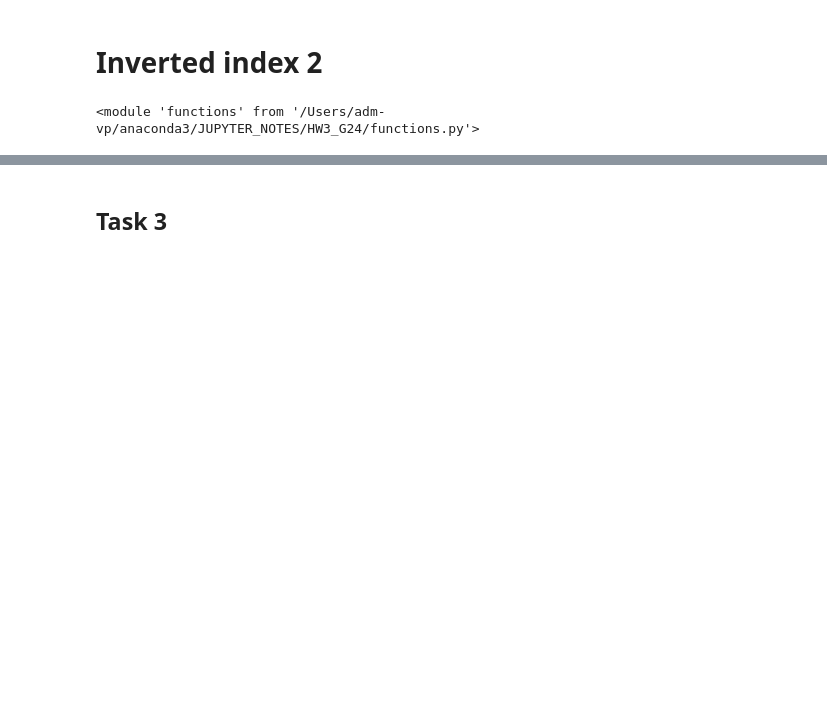
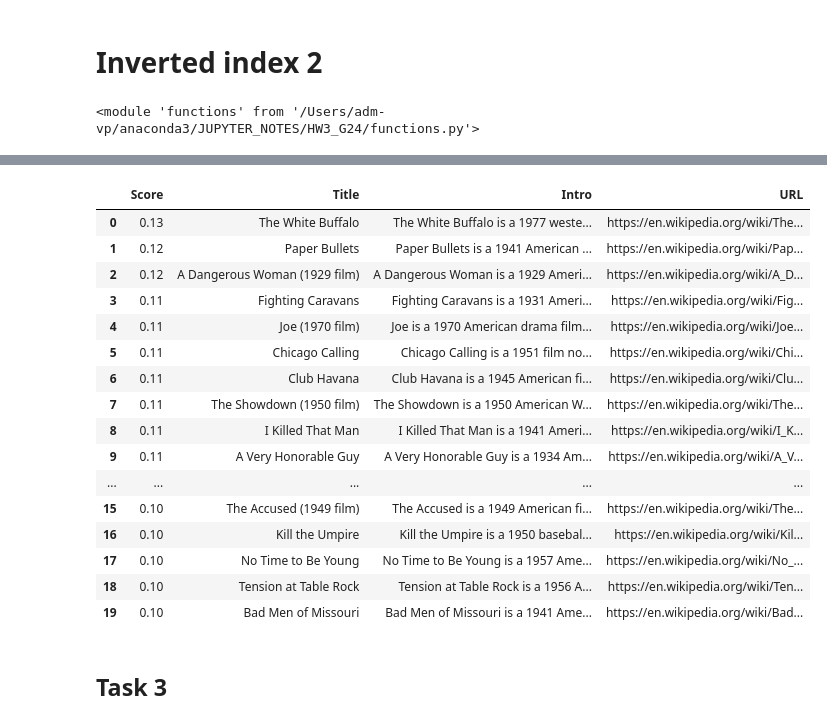
Before and after one commit to AntoCat93/HW3_G24, a Jupyter notebook: main.ipynb, the cells around one changed output, grey strips where cells are left out. Cells and saved outputs as stored; diff of their text form; code cells hidden in the pictures; blank space fills up the shorter version.

```diff
--- a/main.ipynb
+++ b/main.ipynb
@@ -21,8 +23,8 @@ movies1 = "data//movies1.html"
 movies2 = "data//movies2.html"
 movies3 = "data//movies3.html"
 
-#CREATE DF
-df_movies1 = f.createDfFromHtml(movies1)
-df_movies2 = f.createDfFromHtml(movies2)
-df_movies3 = f.createDfFromHtml(movies3)
+# Create Dataframes from collector.py
+df_movies1 = c.createDfFromHtml(movies1)
+df_movies2 = c.createDfFromHtml(movies2)
+df_movies3 = c.createDfFromHtml(movies3)
 # %%
@@ -101,3 +106,23 @@ search_2('world war II', 20)
+# %%
+search_2('Kill Bill', 20)
+# %% [output]
+|  | Score | Title | Intro | URL |
+| 0 | 0.13 | The White Buffalo | The White Buffalo is a 1977 weste... | https://en.wikipedia.org/wiki/The... |
+| 1 | 0.12 | Paper Bullets | Paper Bullets is a 1941 American ... | https://en.wikipedia.org/wiki/Pap... |
+| 2 | 0.12 | A Dangerous Woman (1929 film) | A Dangerous Woman is a 1929 Ameri... | https://en.wikipedia.org/wiki/A_D... |
+| 3 | 0.11 | Fighting Caravans | Fighting Caravans is a 1931 Ameri... | https://en.wikipedia.org/wiki/Fig... |
+| 4 | 0.11 | Joe (1970 film) | Joe is a 1970 American drama film... | https://en.wikipedia.org/wiki/Joe... |
+| 5 | 0.11 | Chicago Calling | Chicago Calling is a 1951 film no... | https://en.wikipedia.org/wiki/Chi... |
+| 6 | 0.11 | Club Havana | Club Havana is a 1945 American fi... | https://en.wikipedia.org/wiki/Clu... |
+| 7 | 0.11 | The Showdown (1950 film) | The Showdown is a 1950 American W... | https://en.wikipedia.org/wiki/The... |
+| 8 | 0.11 | I Killed That Man | I Killed That Man is a 1941 Ameri... | https://en.wikipedia.org/wiki/I_K... |
+| 9 | 0.11 | A Very Honorable Guy | A Very Honorable Guy is a 1934 Am... | https://en.wikipedia.org/wiki/A_V... |
+| ... | ... | ... | ... | ... |
+| 15 | 0.10 | The Accused (1949 film) | The Accused is a 1949 American fi... | https://en.wikipedia.org/wiki/The... |
+| 16 | 0.10 | Kill the Umpire | Kill the Umpire is a 1950 basebal... | https://en.wikipedia.org/wiki/Kil... |
+| 17 | 0.10 | No Time to Be Young | No Time to Be Young is a 1957 Ame... | https://en.wikipedia.org/wiki/No_... |
+| 18 | 0.10 | Tension at Table Rock | Tension at Table Rock is a 1956 A... | https://en.wikipedia.org/wiki/Ten... |
+| 19 | 0.10 | Bad Men of Missouri | Bad Men of Missouri is a 1941 Ame... | https://en.wikipedia.org/wiki/Bad... |
 # %% [markdown]
 ## Task 3
 # %%
```
Also changed, not shown: parts of 17 cells of this notebook, 3 other files.
